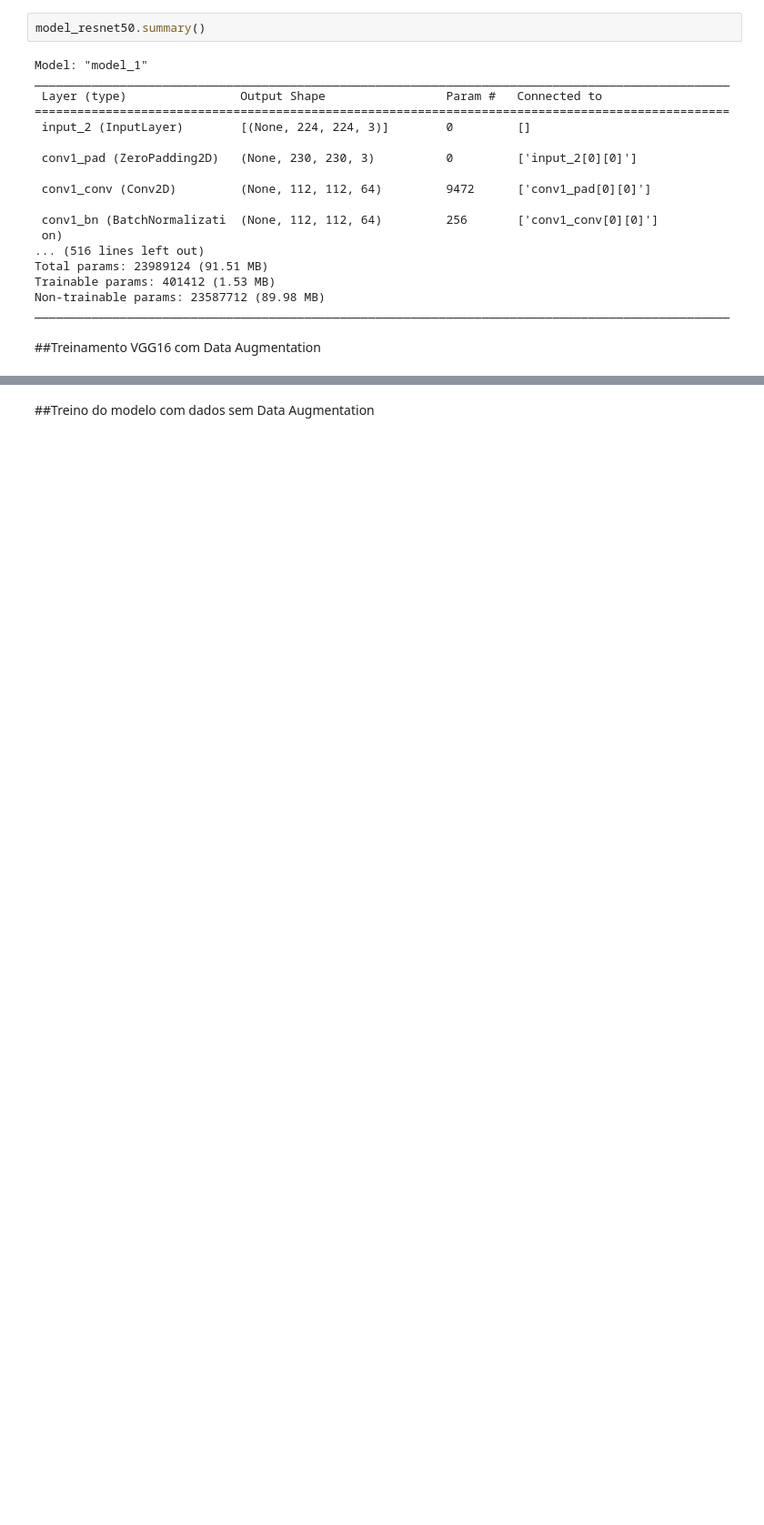
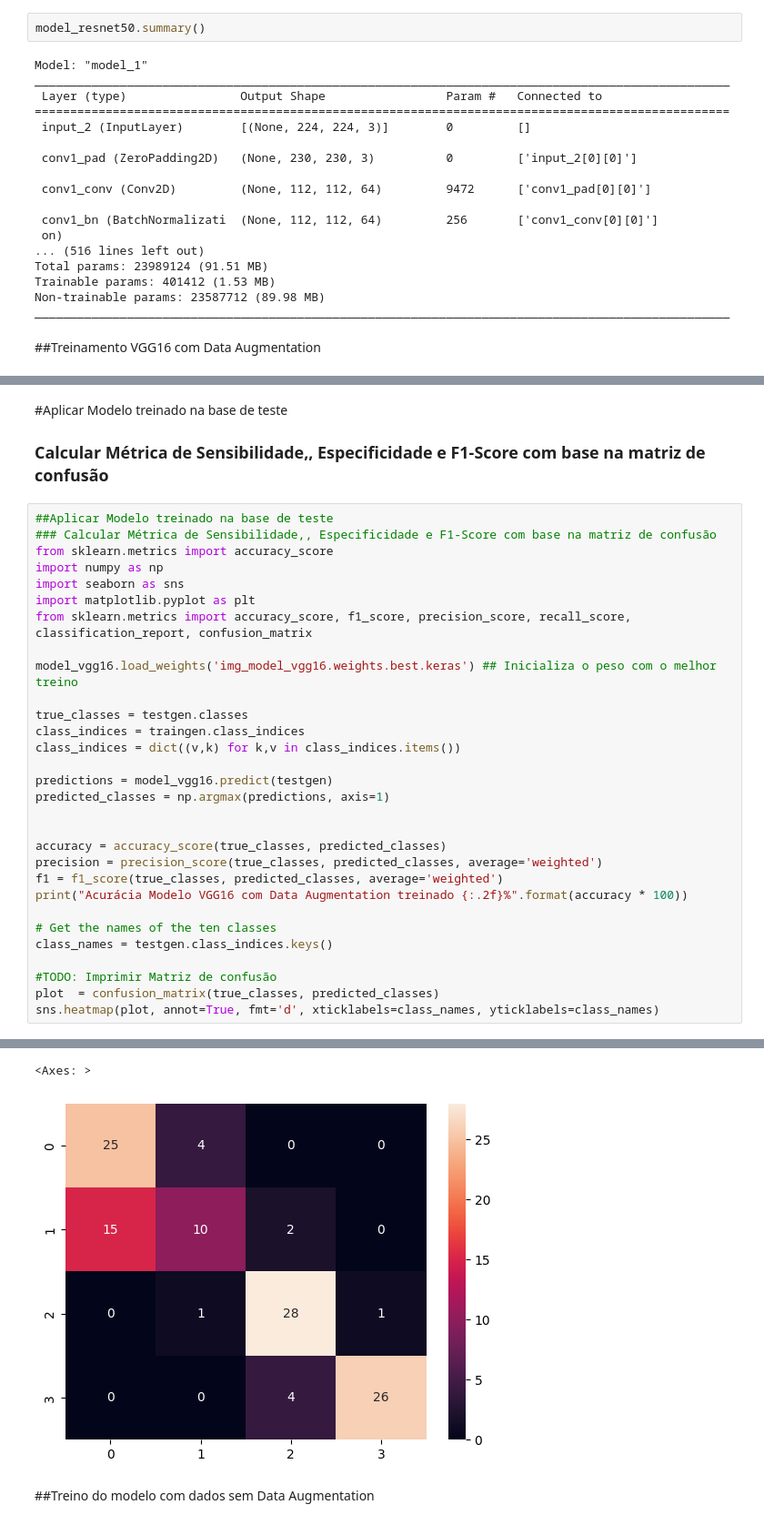
Before and after one commit to Equipe16-IAA/IAA011-VisaoComputacional, a Jupyter notebook: RedesNeurais.ipynb, the cells around one changed output, grey strips where cells are left out. Shown at 91% size. Drawn from its saved outputs; the diff is of its cells as text; blank space fills up the shorter version.

```diff
--- a/RedesNeurais.ipynb
+++ b/RedesNeurais.ipynb
@@ -364,0 +368,34 @@ Wall time: 5min 17s
+# %% [markdown]
+#Aplicar Modelo treinado na base de teste
+### Calcular Métrica de Sensibilidade,, Especificidade e F1-Score com base na matriz de confusão
+# %%
+##Aplicar Modelo treinado na base de teste
+### Calcular Métrica de Sensibilidade,, Especificidade e F1-Score com base na matriz de confusão
+from sklearn.metrics import accuracy_score
+import numpy as np
+import seaborn as sns
+import matplotlib.pyplot as plt
+from sklearn.metrics import accuracy_score, f1_score, precision_score, recall_score, classification_report, confusion_matrix
+
+model_vgg16.load_weights('img_model_vgg16.weights.best.keras') ## Inicializa o peso com o melhor treino
+
+true_classes = testgen.classes
+class_indices = traingen.class_indices
+class_indices = dict((v,k) for k,v in class_indices.items())
+
+predictions = model_vgg16.predict(testgen)
+predicted_classes = np.argmax(predictions, axis=1)
+
+
+accuracy = accuracy_score(true_classes, predicted_classes)
+precision = precision_score(true_classes, predicted_classes, average='weighted')
+f1 = f1_score(true_classes, predicted_classes, average='weighted')
+print("Acurácia Modelo VGG16 com Data Augmentation treinado {:.2f}%".format(accuracy * 100))
+
+# Get the names of the ten classes
+class_names = testgen.class_indices.keys()
+
+#TODO: Imprimir Matriz de confusão
+plot  = confusion_matrix(true_classes, predicted_classes)
+sns.heatmap(plot, annot=True, fmt='d', xticklabels=class_names, yticklabels=class_names)
+# %% [output]
@@ -365,3 +404,5 @@ Wall time: 5min 17s
+<Axes: >
+[figure, added]
 # %% [markdown]
 ##Treino do modelo com dados sem Data Augmentation
 # %%
```
Also changed, not shown: parts of 12 cells of this notebook.
